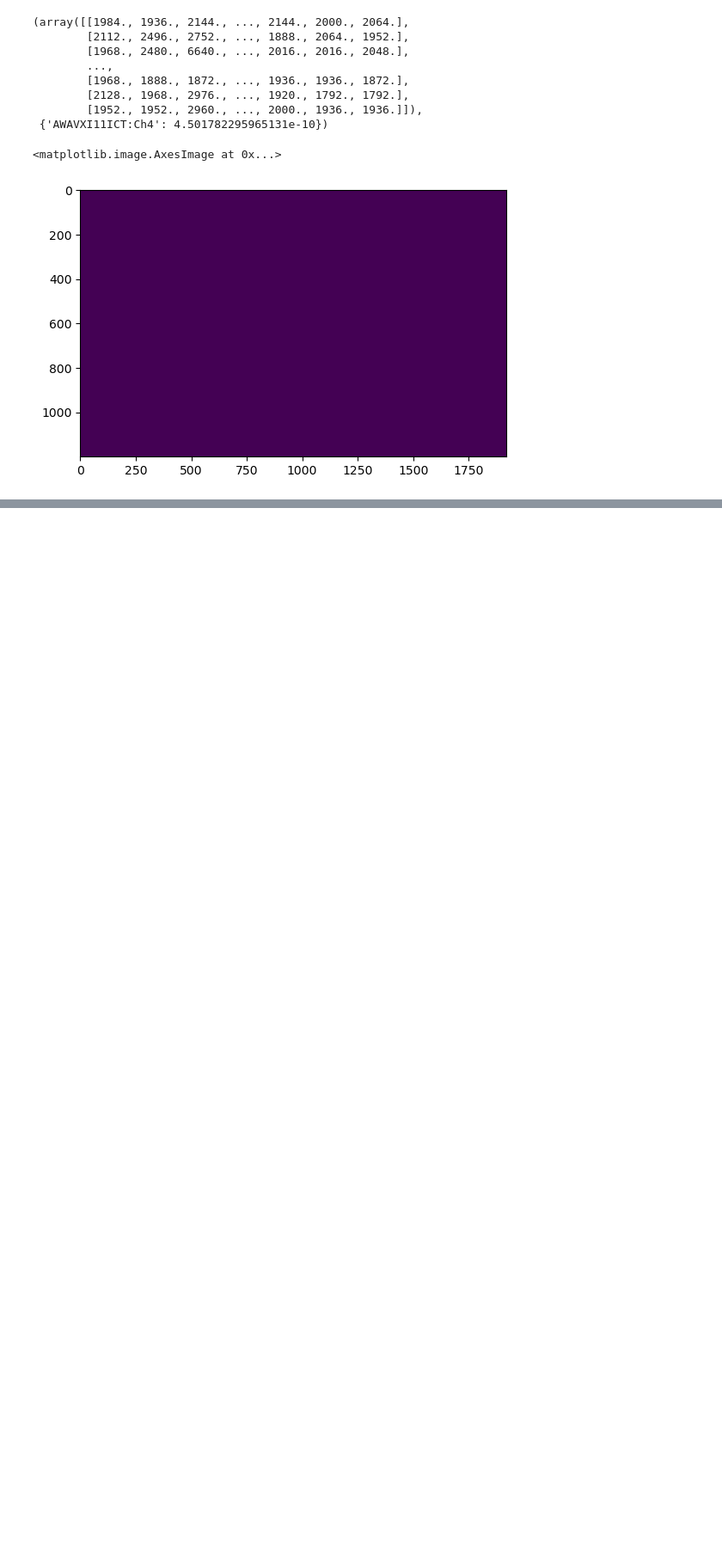
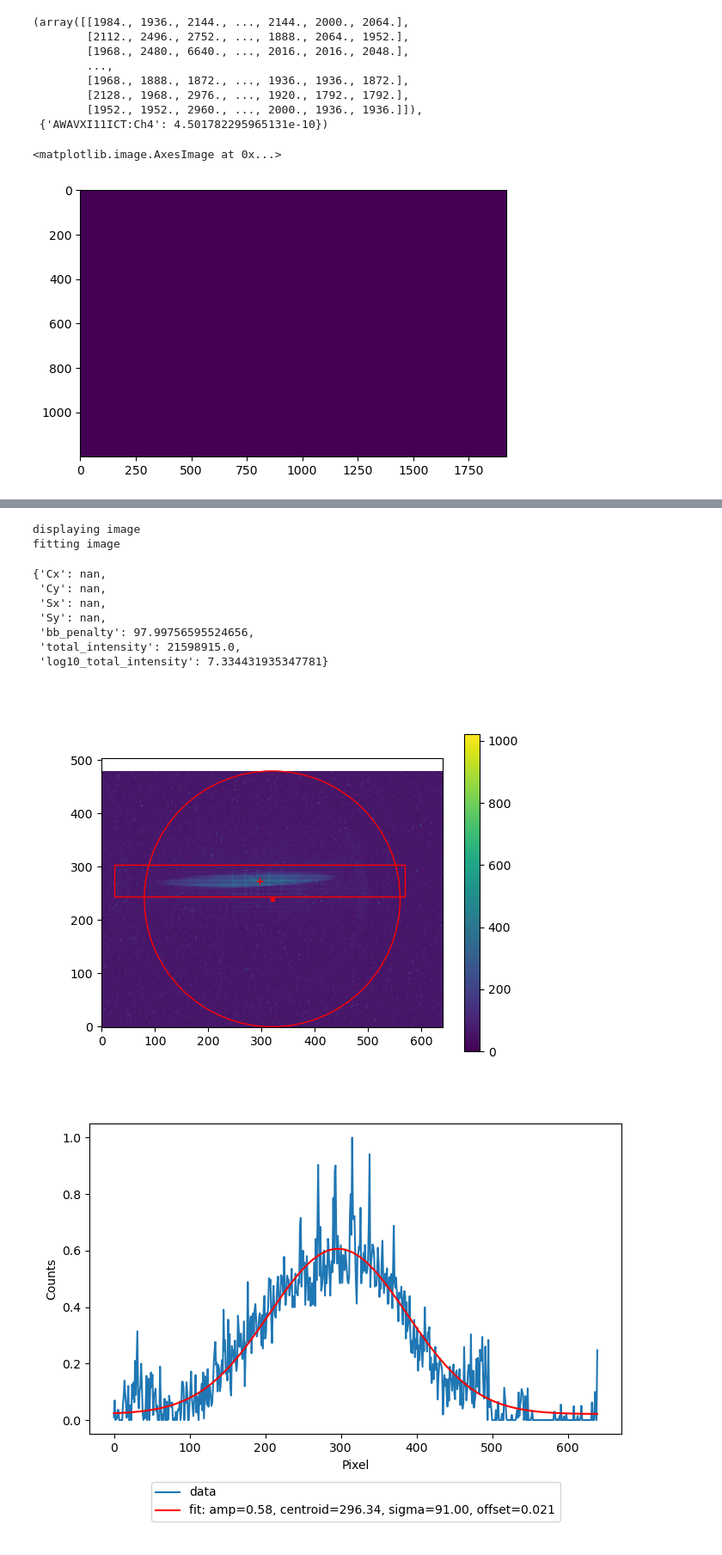
Before and after one commit to jp-ga/awa-badger, a Jupyter notebook: control_notebooks/test_camera.ipynb, the cells around one changed output, grey strips where cells are left out. Shown at 86% size. Cells and saved outputs as stored; diff of their text form; code cells hidden in the pictures; blank space fills up the shorter version.

```diff
--- a/control_notebooks/test_camera.ipynb
+++ b/control_notebooks/test_camera.ipynb
@@ -133,0 +147,15 @@ plt.imshow(np.load("/home/awa/awa_data/01-16_6DReconstruction/DYG14_background.n
+# %%
+diagnostic = AWAFrameGrabberDiagnostic()
+diagnostic.test_measurement()
+# %% [output]
+displaying image
+fitting image
+{'Cx': nan,
+ 'Cy': nan,
+ 'Sx': nan,
+ 'Sy': nan,
+ 'bb_penalty': 97.99756595524656,
+ 'total_intensity': 21598915.0,
+ 'log10_total_intensity': 7.334431935347781}
+[figure, added]
+[figure, added]
```
Also changed, not shown: parts of 17 cells of this notebook, 16 other files.
